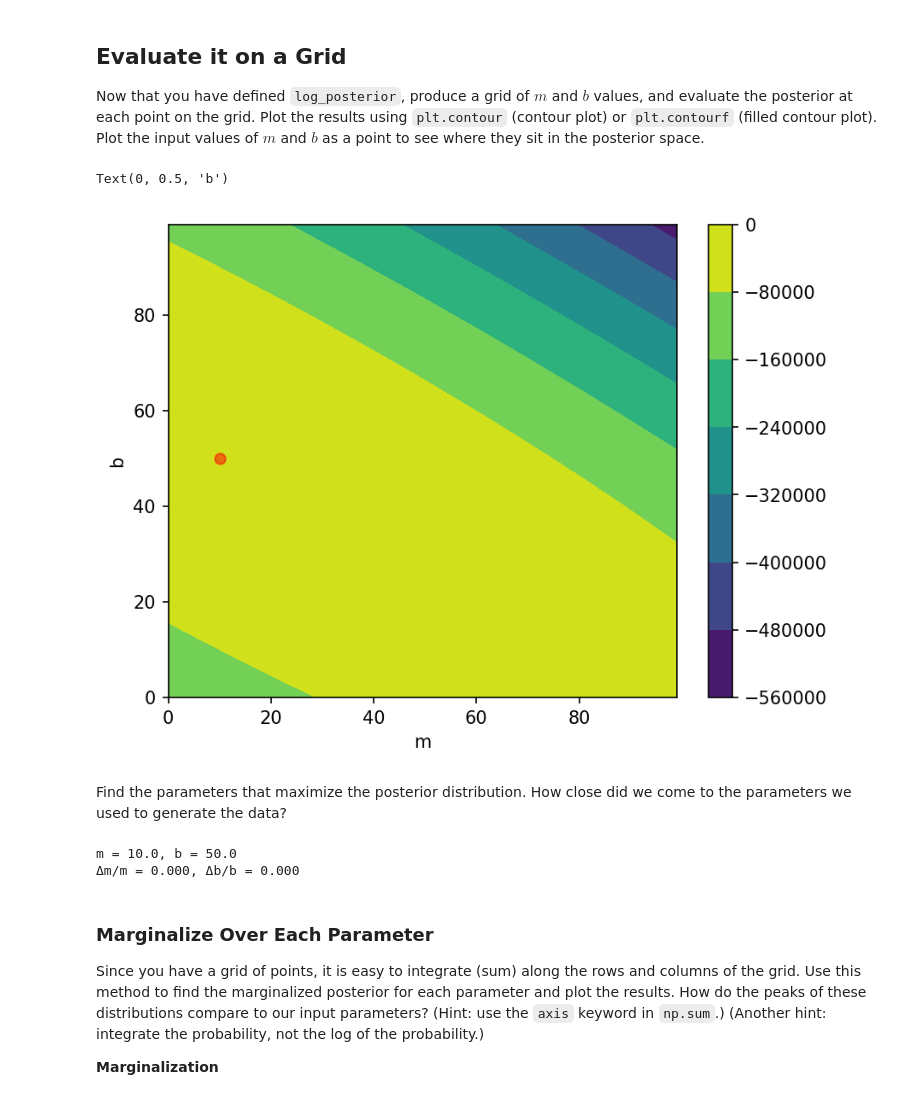
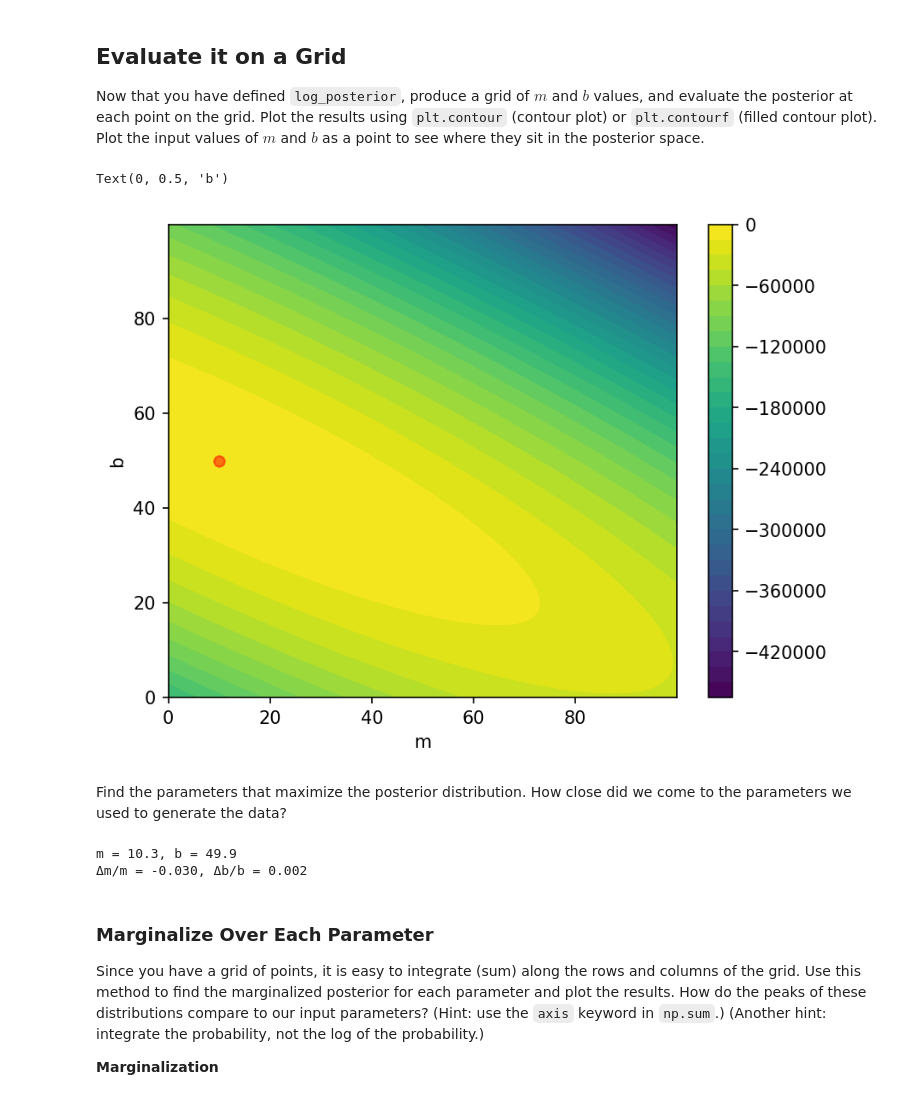
Before and after one commit to ASTR154/bayesian-statistics, a Jupyter notebook: monte_carlo_line_fitting.ipynb, the cells around one changed output. Saved outputs shown, nothing was run; the diff lists cells and outputs as text; code cells hidden in the pictures.

```diff
--- a/monte_carlo_line_fitting.ipynb
+++ b/monte_carlo_line_fitting.ipynb
@@ -155,23 +155,23 @@ def log_posterior(theta, x, y, dy):
 ## Evaluate it on a Grid
 Now that you have defined `log_posterior`, produce a grid of $m$ and $b$ values, and evaluate the posterior at each point on the grid. Plot the results using `plt.contour` (contour plot) or `plt.contourf` (filled contour plot). Plot the input values of $m$ and $b$ as a point to see where they sit in the posterior space.
 # %%
-grid_spacing = 1.
+grid_spacing = 0.1
 m_range = np.arange(m_min, m_max, grid_spacing)
 b_range = np.arange(b_min, b_max, grid_spacing)
 
 posterior_grid = np.zeros(shape=(len(m_range),len(b_range)))
 for i, m in enumerate(m_range):
     for j, b in enumerate(b_range):
         posterior_grid[j,i] = log_posterior([m, b], x, y, dy)
 
-plt.contourf(posterior_grid)
+plt.contourf(*np.meshgrid(m_range, b_range), posterior_grid, levels=40)
 plt.colorbar()
 plt.scatter(10, 50, c='r', alpha = 0.5)
 plt.xlabel("m")
 plt.ylabel("b")
 # %% [output]
 Text(0, 0.5, 'b')
-[figure, old version]
+[figure, new version]
 # %% [markdown]
 Find the parameters that maximize the posterior distribution. How close did we come to the parameters we used to generate the data?
 # %%
@@ -183,12 +183,12 @@ b_infer = b_range[j_max]
 print(f'm = {m_infer:.1f}, b = {b_infer:.1f}')
 
 # Fractional error of the inferred solution compared to the input 'true' parameters
-m_frac_err = (SLOPE-m_infer)/SLOPE
-b_frac_err = (INTERCEPT-b_infer)/INTERCEPT
+m_frac_err = (SLOPE-m_infer) / SLOPE
+b_frac_err = (INTERCEPT-b_infer) / INTERCEPT
 print(f'Δm/m = {m_frac_err:.3f}, Δb/b = {b_frac_err:.3f}')
 # %% [output]
-m = 10.0, b = 50.0
-Δm/m = 0.000, Δb/b = 0.000
+m = 10.3, b = 49.9
+Δm/m = -0.030, Δb/b = 0.002
 # %% [markdown]
 ### Marginalize Over Each Parameter
 Since you have a grid of points, it is easy to integrate (sum) along the rows and columns of the grid. Use this method to find the marginalized posterior for each parameter and plot the results. How do the peaks of these distributions compare to our input parameters? (Hint: use the `axis` keyword in `np.sum`.) (Another hint: integrate the probability, not the log of the probability.)
```
Also changed, not shown: parts of 5 cells of this notebook, 1 other file.
